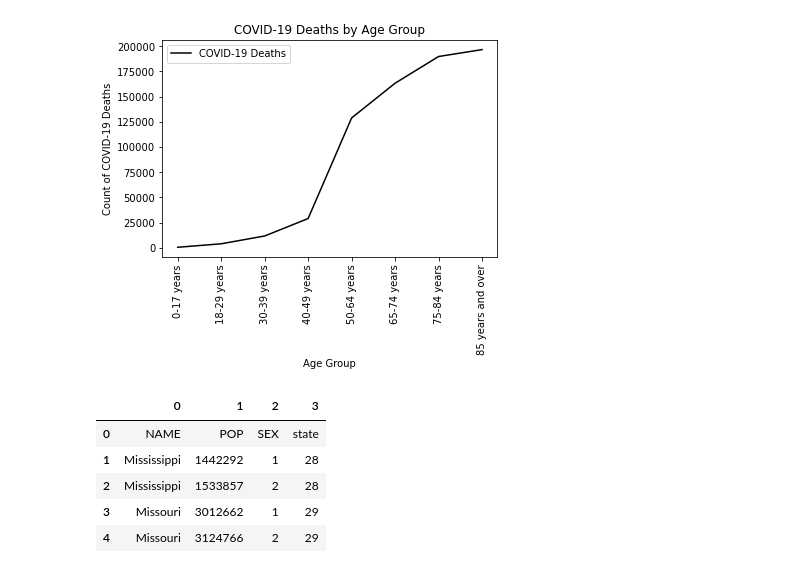
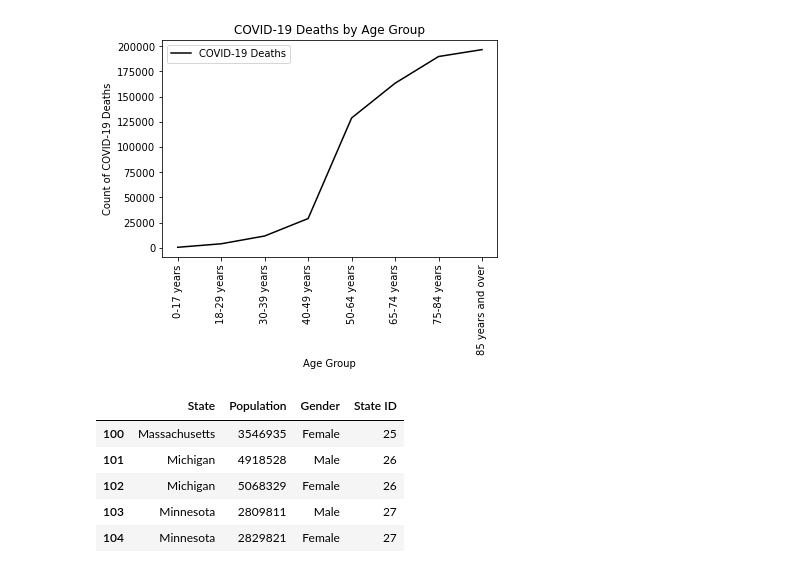
Before and after one commit to randallwvr90/Covid-Deaths-Analysis, a Jupyter notebook: Initial_AgeAndSex.ipynb, the cells around one changed output. Cells and saved outputs as stored; diff of their text form; code cells hidden in the pictures.

Commit message:
Changes to the Census dataframe

```diff
--- a/Initial_AgeAndSex.ipynb
+++ b/Initial_AgeAndSex.ipynb
@@ -89,36 +89,46 @@ dtype: float64
 # %%
 # Is geographic location a factor in the number of deaths? - prashanth to break down into tasks
 # Probably need to get the state populations for this. - an api call to fill out the data frame
 # Could do a heat map for this one!
 
 # Tasks:
 # Research and find the api to get the population information by State
 
 census_api_url = "https://api.census.gov/data/2019/pep/charagegroups?get=NAME,POP&SEX=1,2&for=state:*"
 response = requests.get(census_api_url).json()
 census_df = pd.DataFrame(response)
 
 
 #census_df.to_excel("Output_data/census.xlsx")
+census_df.columns = census_df.iloc[0]
+census_df = census_df[1:]
 
-census_df.head()
+#Replace the values in the Sex column
+census_df["SEX"].replace({"1":"Male", "2": "Female"}, inplace=True)
+
+#Rename Sex to Gender and state to StateID of the columns
+census_df.rename(columns={"NAME": "State", "POP": "Population", "SEX": "Gender", "state": "State ID"}, inplace=True)
+
+#Save the census data in the output folder
+census_df.to_excel("Output_data/census.xlsx", index=False, sheet_name="Census Data")
+census_df.tail()
 
 
 
 # Write the code to get the state population - prashanth
 # Create a dataframe by State and Covid-19 deaths - prashanth
 # Add the State population to the state dataframe - prashanth
 # Create statistics by state - prashanth
 # Plot a heat map using google maps  - use number of deaths as weight - prashanth
 #      Will need to call an API to get the lat and long for each state - prashanth
 # Analyze and summarize the findings # latlong.net - can help with the heat map - prashanth
 # %% [output]
-|  | 0 | 1 | 2 | 3 |
-| 0 | NAME | POP | SEX | state |
-| 1 | Mississippi | 1442292 | 1 | 28 |
-| 2 | Mississippi | 1533857 | 2 | 28 |
-| 3 | Missouri | 3012662 | 1 | 29 |
-| 4 | Missouri | 3124766 | 2 | 29 |
+|  | State | Population | Gender | State ID |
+| 100 | Massachusetts | 3546935 | Female | 25 |
+| 101 | Michigan | 4918528 | Male | 26 |
+| 102 | Michigan | 5068329 | Female | 26 |
+| 103 | Minnesota | 2809811 | Male | 27 |
+| 104 | Minnesota | 2829821 | Female | 27 |
 # %%
 # What effect does sex have on covid mortality?
 # more male vs females?
```
Also changed, not shown: 1 other file.
